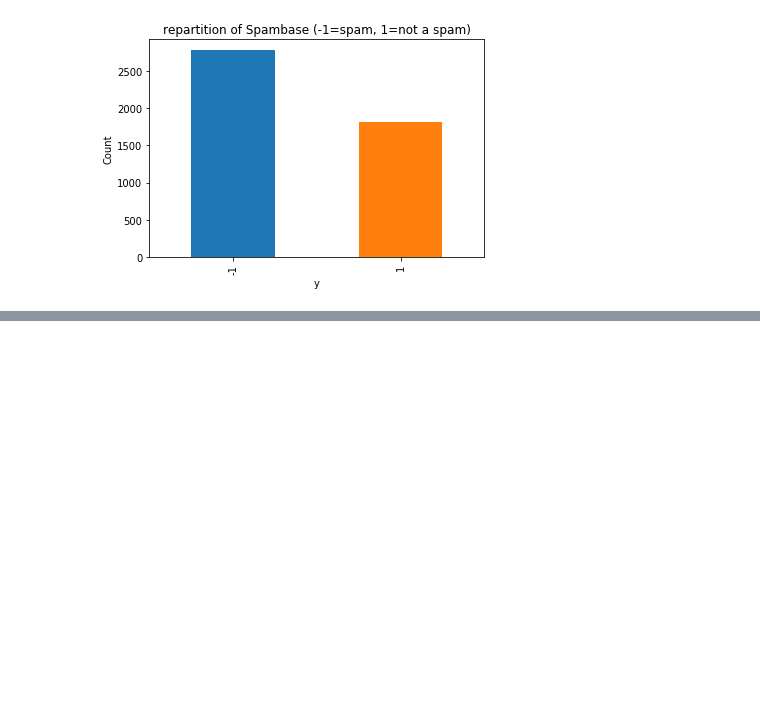
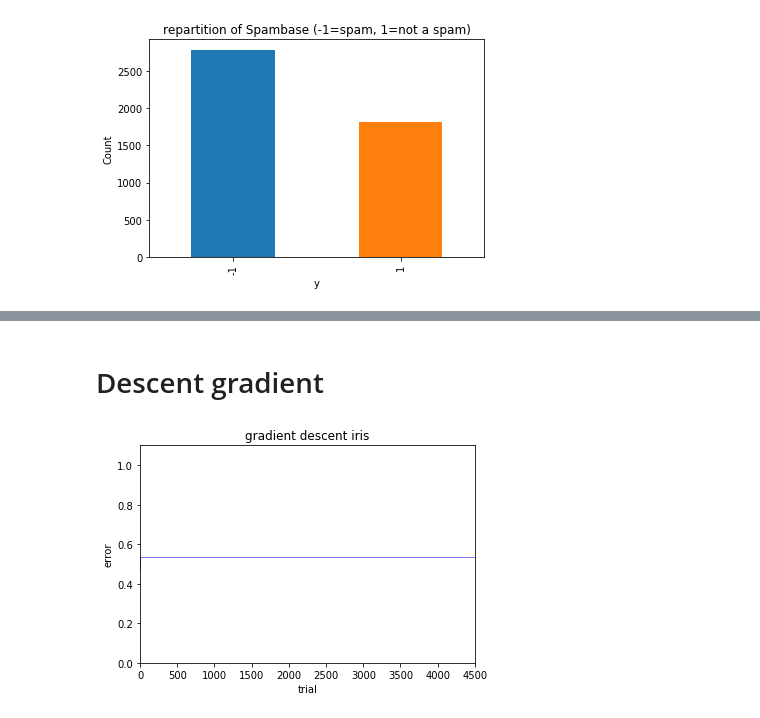
Before and after one commit to mrunders/s8-projects, a Jupyter notebook: homework/Perceptron_descent_gradient/Untitled.ipynb, the cells around one changed output, grey strips where cells are left out. Cells and saved outputs as stored; diff of their text form; code cells hidden in the pictures; blank space fills up the shorter version.

```diff
--- a/homework/Perceptron_descent_gradient/Untitled.ipynb
+++ b/homework/Perceptron_descent_gradient/Untitled.ipynb
@@ -47,0 +48,10 @@ perceptron_plot.show_plot()
+# %% [markdown]
+# Descent gradient
+# %%
+gradient_descent = Algo(iris_X, iris_y, algo=GradientDescent, yielding_pas=10, shuffle_data=True, gradient_eta=2)
+gradient_descent.run(nb_iterations=MAX_PLOT_X)
+gradient_descent_plot = gradient_descent.get_plot()
+gradient_descent_plot.draw_plot(name="gradient descent iris", max_x=MAX_PLOT_X)
+gradient_descent_plot.show_plot()
+# %% [output]
+[figure, added]
```
Also changed, not shown: parts of 7 cells of this notebook, 25 other files.
